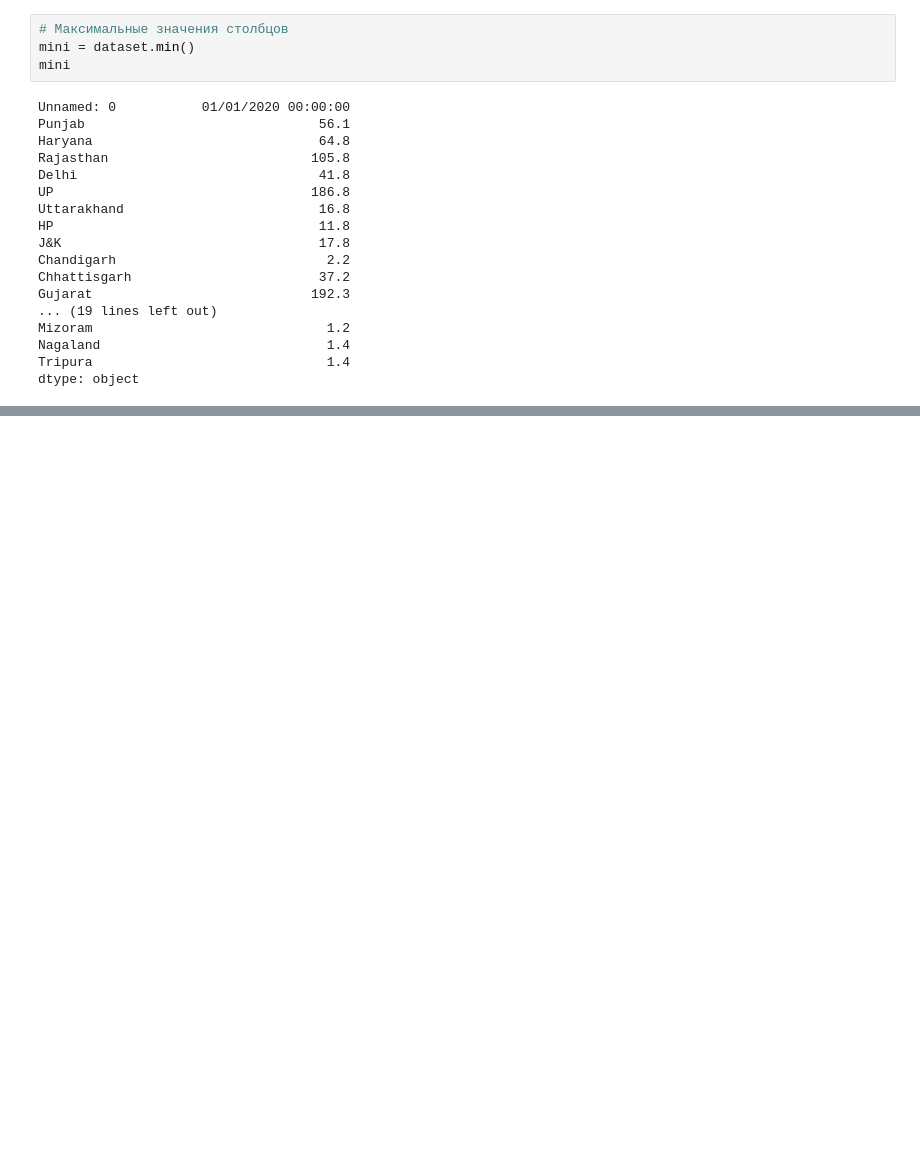
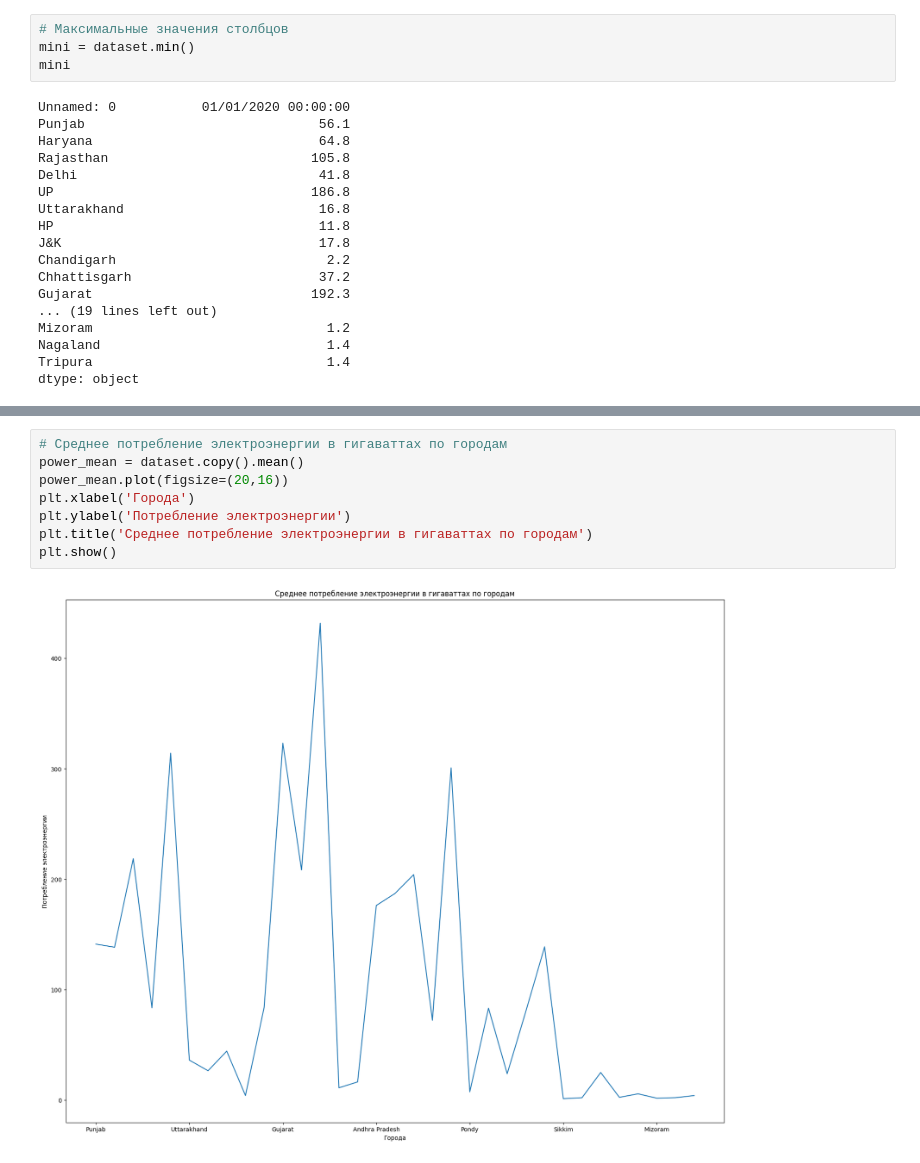
Before and after one commit to SotGE/innopolis2023, a Jupyter notebook: certification1/certification1.ipynb, the cells around one changed output, grey strips where cells are left out. Drawn from its saved outputs; the diff is of its cells as text; blank space fills up the shorter version.

```diff
--- a/certification1/certification1.ipynb
+++ b/certification1/certification1.ipynb
@@ -254,0 +306,10 @@ sns.heatmap(matrix_corr, annot=True, cmap='coolwarm')
+# %%
+# Среднее потребление электроэнергии в гигаваттах по городам
+power_mean = dataset.copy().mean()
+power_mean.plot(figsize=(20,16))
+plt.xlabel('Города')
+plt.ylabel('Потребление электроэнергии')
+plt.title('Среднее потребление электроэнергии в гигаваттах по городам')
+plt.show()
+# %% [output]
+[figure, added]
```
Also changed, not shown: parts of 13 cells of this notebook, 1 other file.
